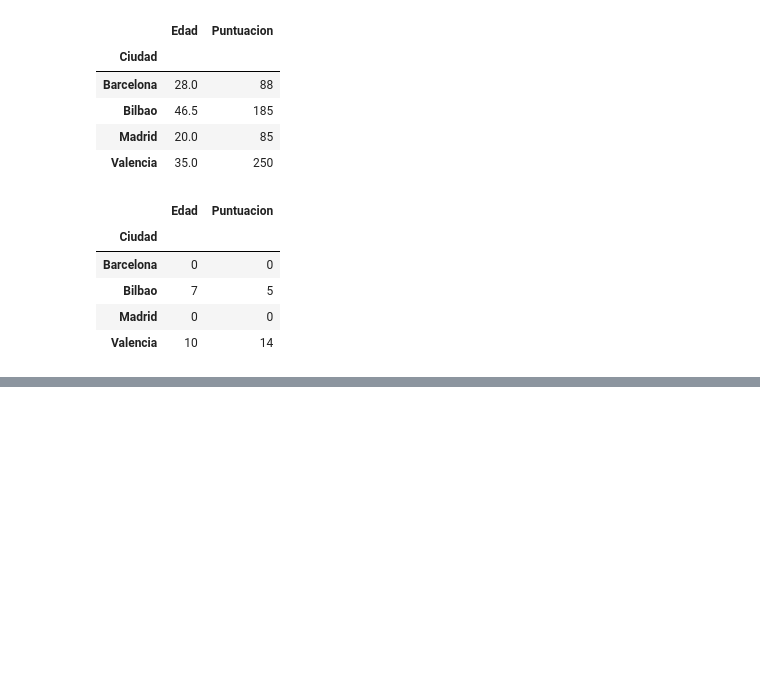
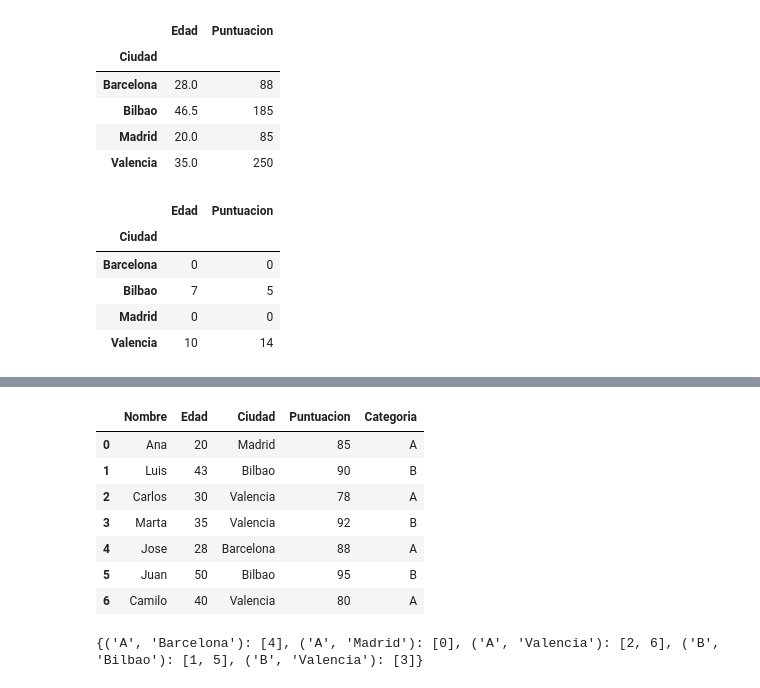
Before and after one commit to lflondo/PythonAnalisisDatos, a Jupyter notebook: AnalisisDatos.ipynb, the cells around one changed output, grey strips where cells are left out. Saved outputs shown, nothing was run; the diff lists cells and outputs as text; code cells hidden in the pictures; blank space fills up the shorter version.

```diff
--- a/AnalisisDatos.ipynb
+++ b/AnalisisDatos.ipynb
@@ -296,0 +311,19 @@ aggregated_data_custom
+# %%
+data["Categoria"] = ["A", "B", "A", "B", "A", "B", "A"]
+df = pd.DataFrame(data)
+df
+# %% [output]
+|  | Nombre | Edad | Ciudad | Puntuacion | Categoria |
+| 0 | Ana | 20 | Madrid | 85 | A |
+| 1 | Luis | 43 | Bilbao | 90 | B |
+| 2 | Carlos | 30 | Valencia | 78 | A |
+| 3 | Marta | 35 | Valencia | 92 | B |
+| 4 | Jose | 28 | Barcelona | 88 | A |
+| 5 | Juan | 50 | Bilbao | 95 | B |
+| 6 | Camilo | 40 | Valencia | 80 | A |
+# %%
+#Agrupar datos por categoria y ciudad
+groupped_multi = df.groupby (["Categoria", "Ciudad"])
+groupped_multi.groups
+# %% [output]
+{('A', 'Barcelona'): [4], ('A', 'Madrid'): [0], ('A', 'Valencia'): [2, 6], ('B', 'Bilbao'): [1, 5], ('B', 'Valencia'): [3]}
```
Also changed, not shown: parts of 17 cells of this notebook.
